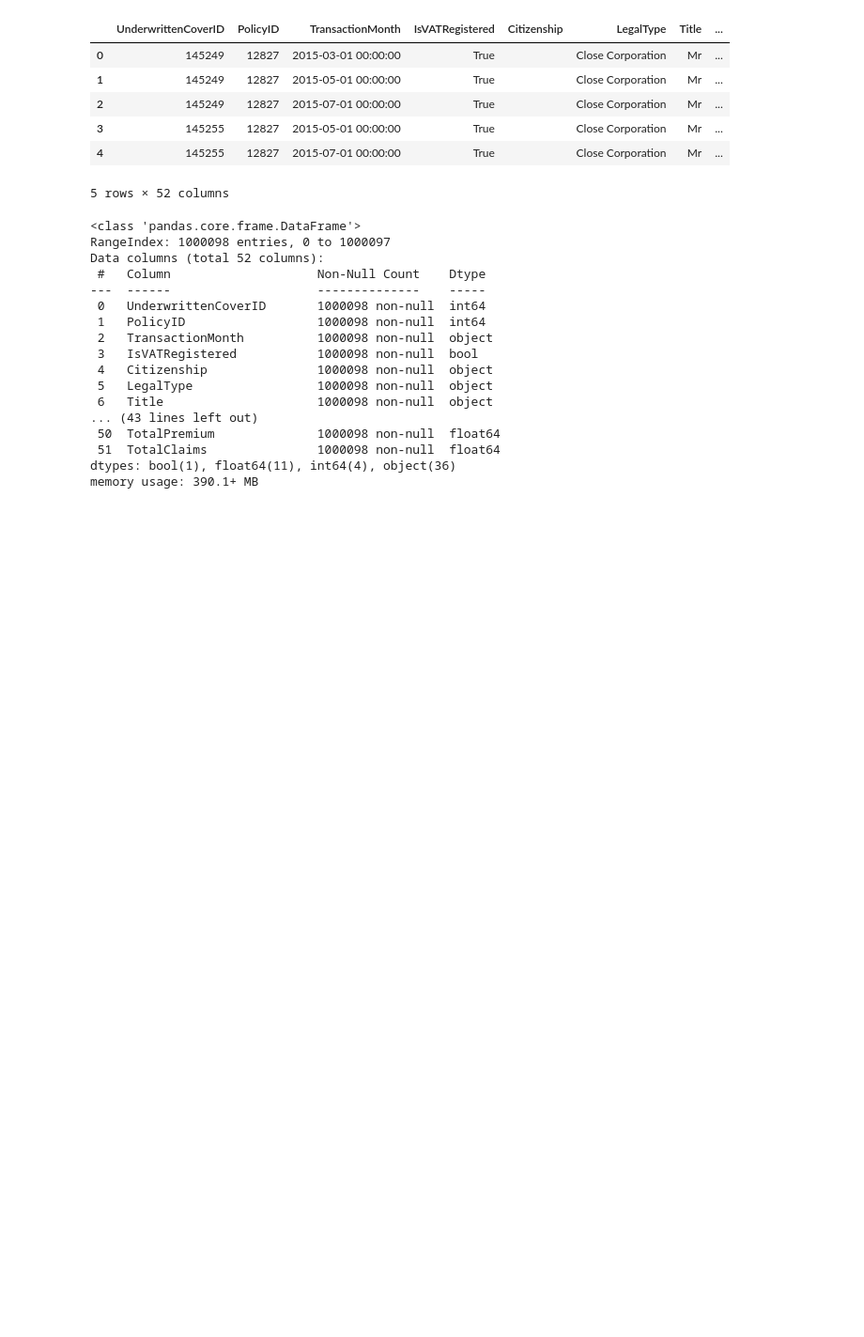
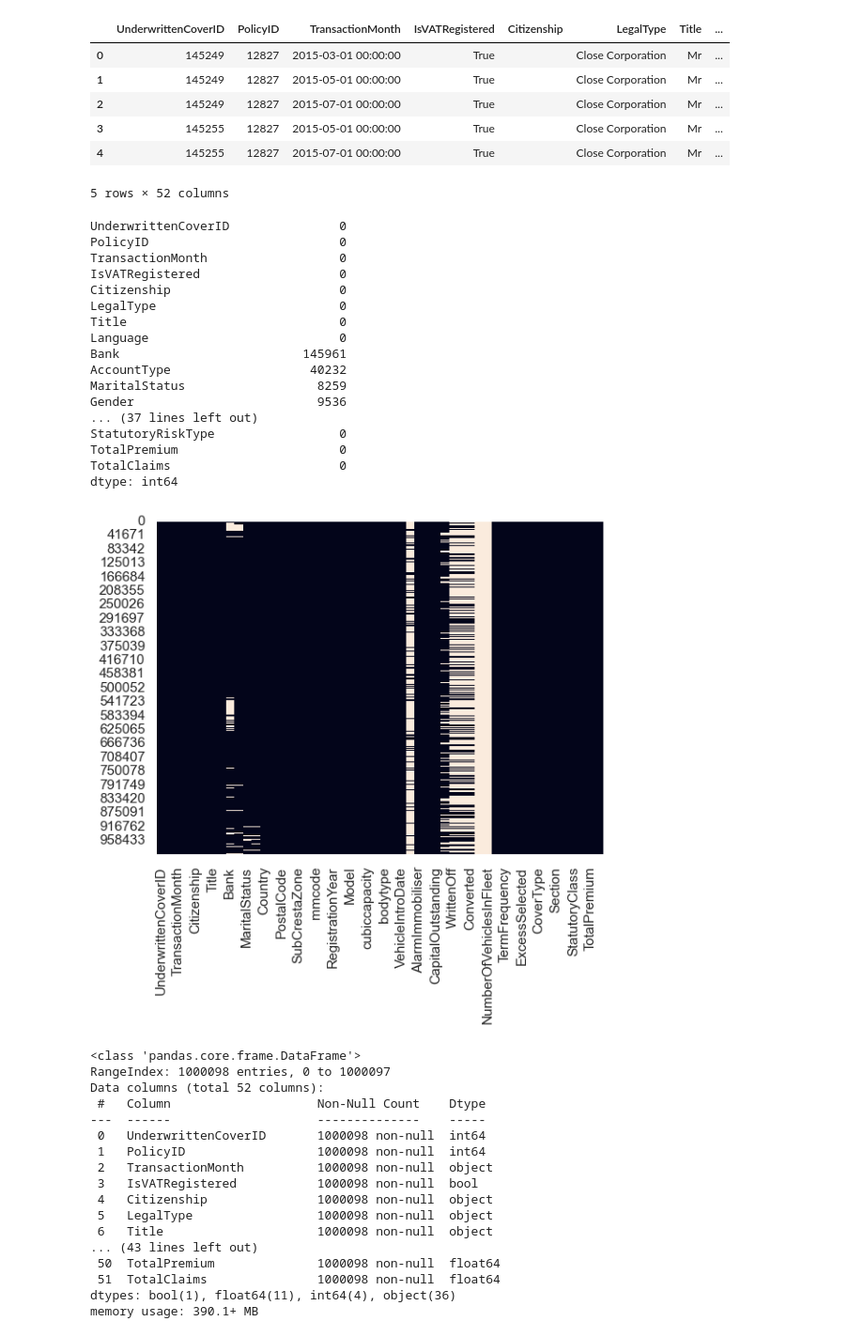
Before and after one commit to Newaznezif/Insurance_risk_analysis, a Jupyter notebook: notebooks/EDA.ipynb, the cells around one changed output. Shown at 94% size. Saved outputs shown, nothing was run; the diff lists cells and outputs as text; code cells hidden in the pictures; blank space fills up the shorter version.

Commit message:
Add complete EDA with descriptive stats, missing values, plots, correlations, and boxplots

```diff
--- a/notebooks/EDA.ipynb
+++ b/notebooks/EDA.ipynb
@@ -28,6 +28,32 @@ df.head()
 | 3 | 145255 | 12827 | 2015-05-01 00:00:00 | True |  | Close Corporation | Mr | ... |
 | 4 | 145255 | 12827 | 2015-07-01 00:00:00 | True |  | Close Corporation | Mr | ... |
 5 rows × 52 columns
+# %%
+# Missing values
+print(df.isnull().sum())
+
+# Visualize missing values
+sns.heatmap(df.isnull(), cbar=False)
+plt.show()
+# %% [output]
+UnderwrittenCoverID               0
+PolicyID                          0
+TransactionMonth                  0
+IsVATRegistered                   0
+Citizenship                       0
+LegalType                         0
+Title                             0
+Language                          0
+Bank                         145961
+AccountType                   40232
+MaritalStatus                  8259
+Gender                         9536
+... (37 lines left out)
+StatutoryRiskType                 0
+TotalPremium                      0
+TotalClaims                       0
+dtype: int64
+[figure, added]
 # %%
 # Data info
 df.info()
```
Also changed, not shown: parts of 3 cells of this notebook.
